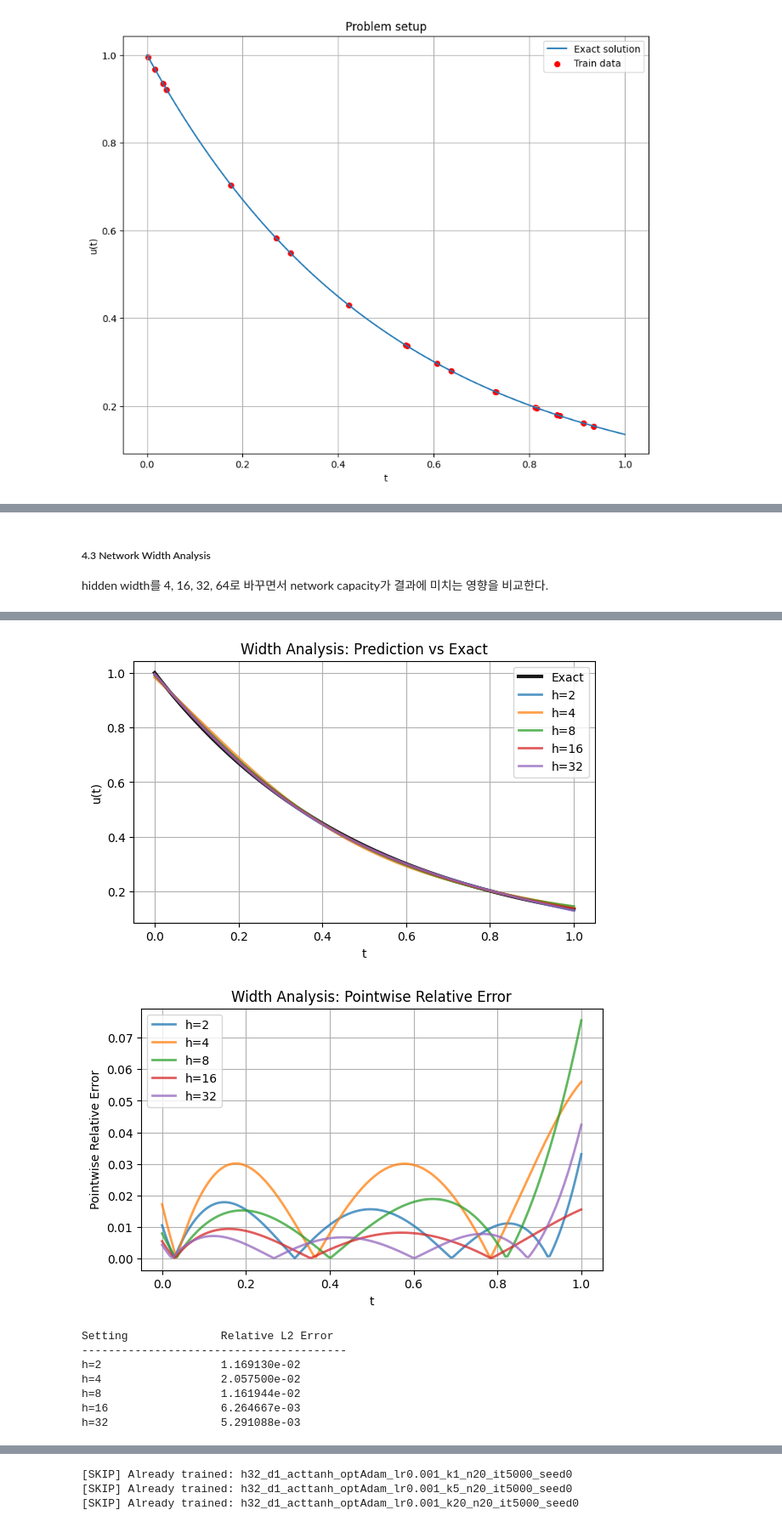
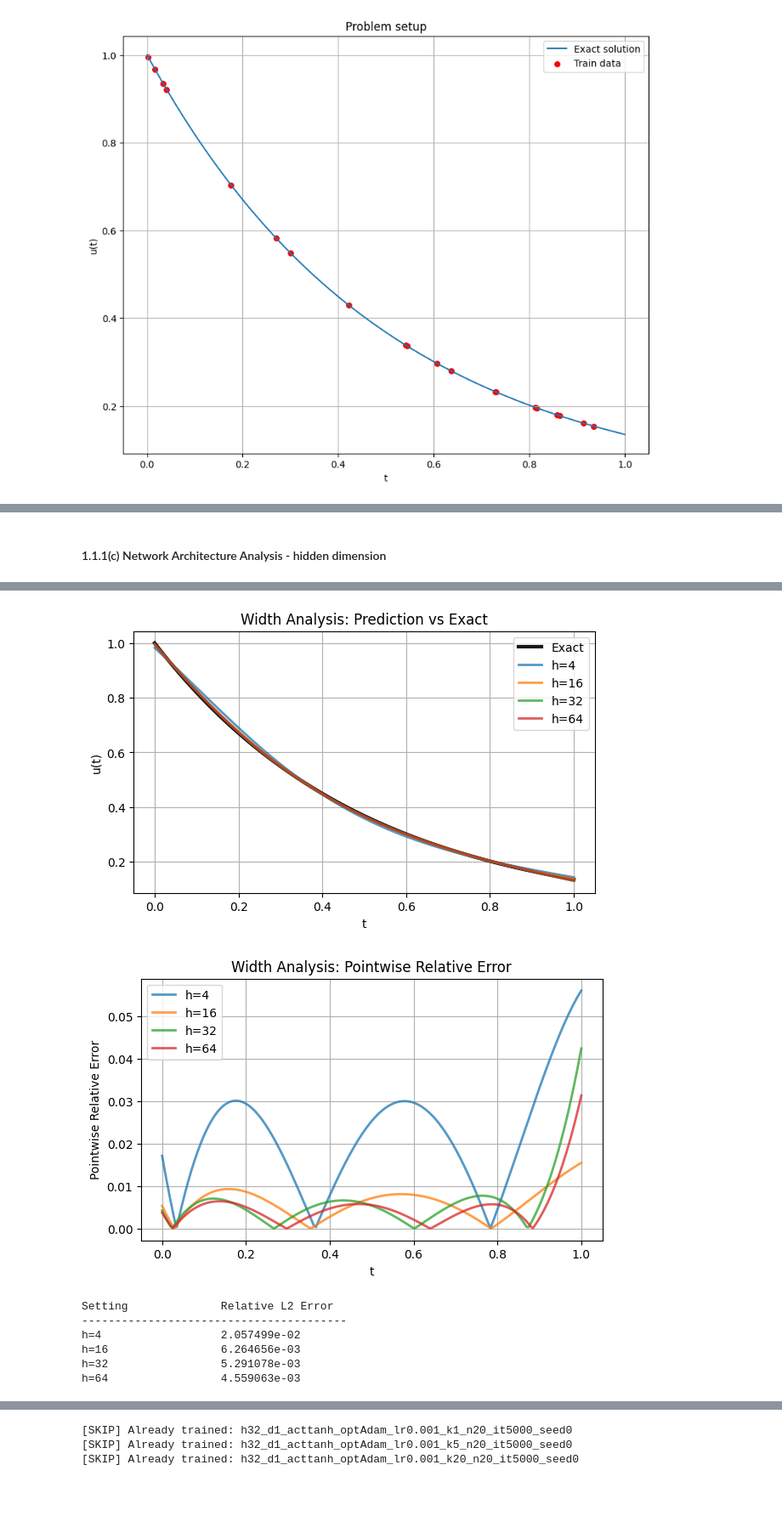
Before and after one commit to jasonok467570/deep-learning-hw1, a Jupyter notebook: HW1.ipynb, the cells around one changed output, grey strips where cells are left out. Shown at 85% size. Cells and saved outputs as stored; diff of their text form; code cells hidden in the pictures; blank space fills up the shorter version.

```diff
--- a/HW1.ipynb
+++ b/HW1.ipynb
@@ -595,9 +639,11 @@ These helper functions will be used in the following analyses:
 # ============================================================
 optimizer_list = ["SGD", "Adam", "AdamW"]
 lr_list = [1e-2, 1e-3, 1e-4]
-hidden_dims = [4, 16, 32, 64]
+hidden_dims = [4, 16, 32]
 depths = [0, 1, 2]
 activations = ["tanh", "relu", "sigmoid"]
+train_data = [5, 10, 20, 50, 100]
+k_list = [1, 5, N_TRAIN_DEFAULT]  # K=1, K=5, LOOCV
 
 all_results = []
 
@@ -637,7 +683,7 @@ for act in activations:
     all_results.append(result)
 
 # training data size sweep
-for n in [5, 10, 20, 50, 100]:
+for n in train_data:
     config = DEFAULT_CONFIG.copy()
     config["train_size"] = n
     result = train_single_run(config)
@@ -948,14 +991,8 @@ lr=0.001             5.291088e-03
 lr=0.0001            1.289164e-01
-# %% [markdown]
-##### 4.3 Network Width Analysis
-hidden width를 4, 16, 32, 64로 바꾸면서 network capacity가 결과에 미치는 영향을 비교한다.
+# %% [markdown]
+#### 1.1.1(c) Network Architecture Analysis - hidden dimension
 # %%
-# ============================================================
-# Network Width Analysis
-# ============================================================
-# width_list = [4, 16, 32, 64]
-width_list = [2, 4, 8, 16, 32]
-
+width_list = [4, 16, 32, 64]
 width_results = {}
 width_eval = {}
 
@@ -1019,9 +1033,8 @@ print_relative_l2_table(width_eval)
-[figure, old version]
+[figure, new version]
-[figure, old version]
+[figure, new version]
-Setting              Relative L2 Error
-----------------------------------------
-h=2                  1.169130e-02
-h=4                  2.057500e-02
-h=8                  1.161944e-02
-h=16                 6.264667e-03
-h=32                 5.291088e-03
+Setting              Relative L2 Error
+----------------------------------------
+h=4                  2.057499e-02
+h=16                 6.264656e-03
+h=32                 5.291078e-03
+h=64                 4.559063e-03
```
Also changed, not shown: parts of 67 cells of this notebook, 2 other files.
